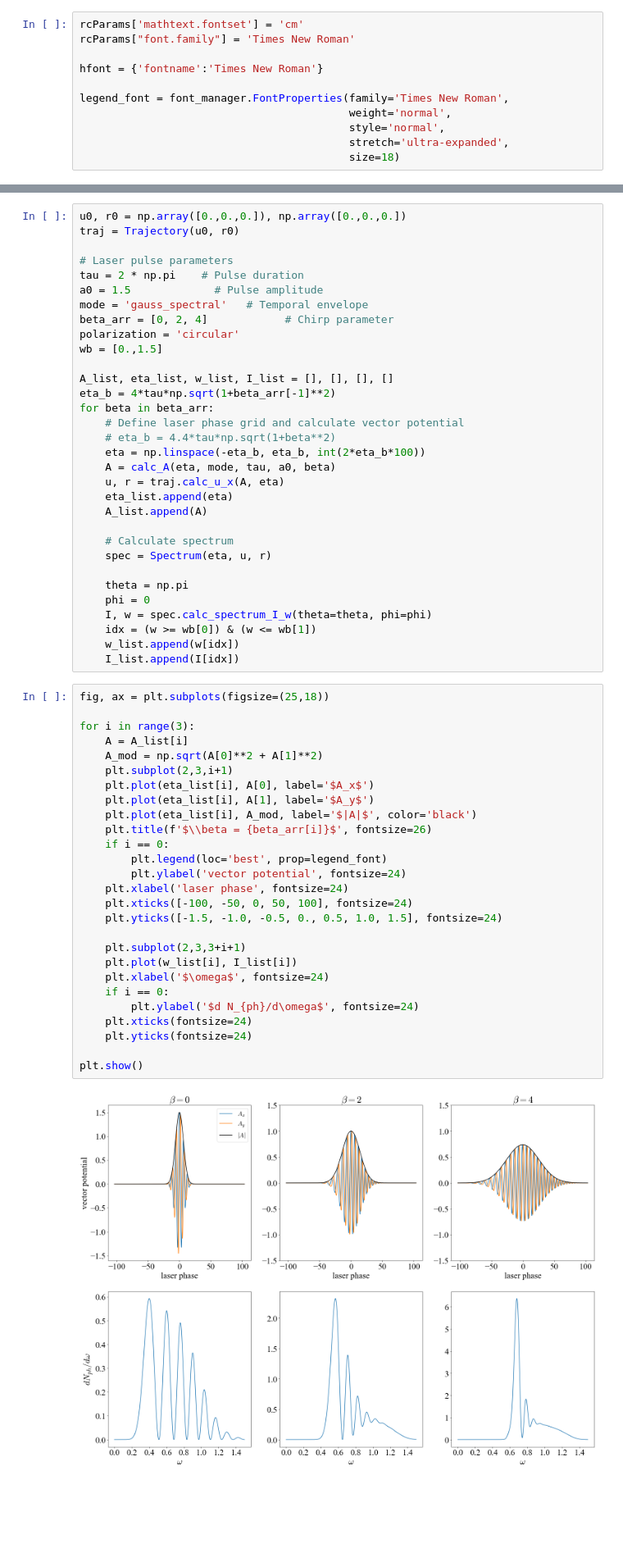
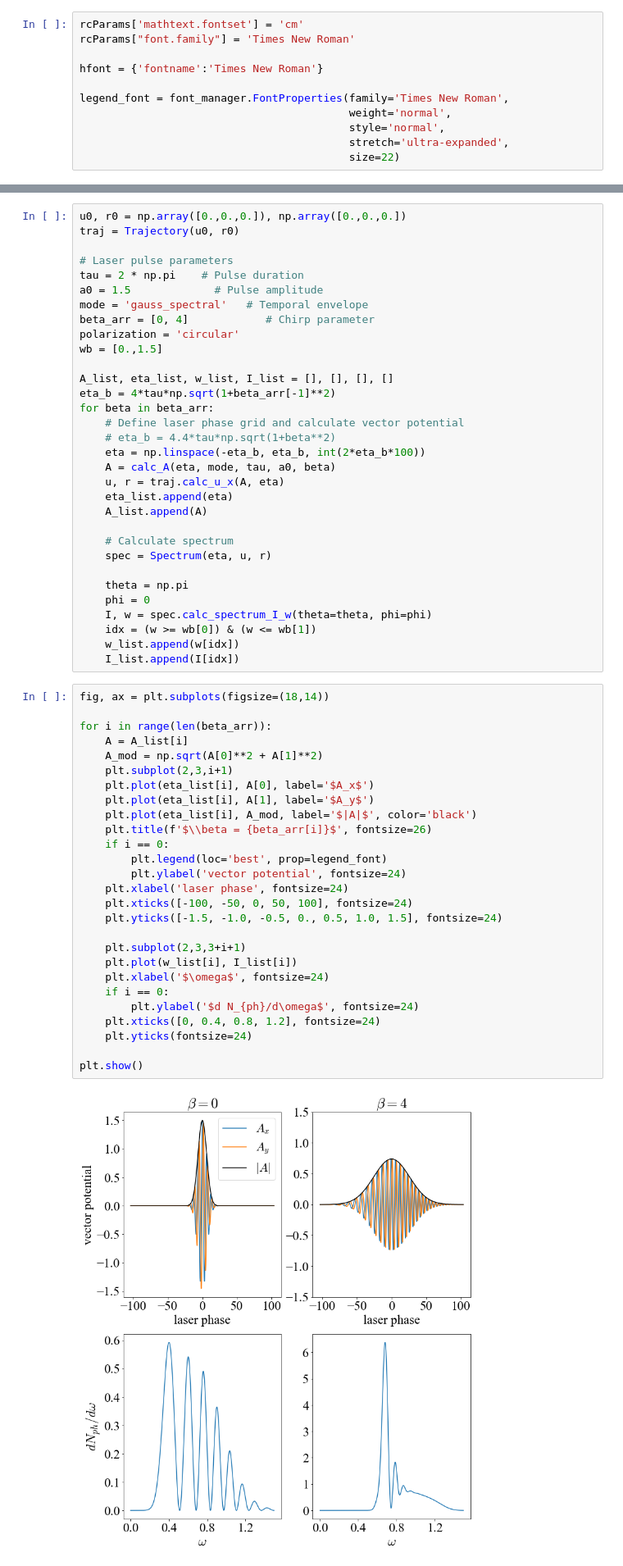
Before and after one commit to maxbalrog/optimal-chirp, a Jupyter notebook: plot_article_figures.ipynb, the cells around one changed output, grey strips where cells are left out. Shown at 82% size. Drawn from its saved outputs; the diff is of its cells as text; blank space fills up the shorter version.

```diff
--- a/plot_article_figures.ipynb
+++ b/plot_article_figures.ipynb
@@ -22,7 +25,7 @@ legend_font = font_manager.FontProperties(family='Times New Roman',
                                           weight='normal',
                                           style='normal',
                                           stretch='ultra-expanded',
-                                          size=18)
+                                          size=22)
 # %% [markdown]
 ## Load all data
 # %%
@@ -68,7 +85,7 @@ traj = Trajectory(u0, r0)
 tau = 2 * np.pi    # Pulse duration
 a0 = 1.5             # Pulse amplitude
 mode = 'gauss_spectral'   # Temporal envelope
-beta_arr = [0, 2, 4]            # Chirp parameter
+beta_arr = [0, 4]            # Chirp parameter
 polarization = 'circular'
 wb = [0.,1.5]
 
@@ -93,33 +110,33 @@ for beta in beta_arr:
     w_list.append(w[idx])
     I_list.append(I[idx])
 # %%
-fig, ax = plt.subplots(figsize=(25,18))
+fig, ax = plt.subplots(figsize=(18,14))
 
-for i in range(3):
+for i in range(len(beta_arr)):
     A = A_list[i]
     A_mod = np.sqrt(A[0]**2 + A[1]**2)
     plt.subplot(2,3,i+1)
     plt.plot(eta_list[i], A[0], label='$A_x$')
     plt.plot(eta_list[i], A[1], label='$A_y$')
     plt.plot(eta_list[i], A_mod, label='$|A|$', color='black')
     plt.title(f'$\\beta = {beta_arr[i]}$', fontsize=26)
     if i == 0:
         plt.legend(loc='best', prop=legend_font)
         plt.ylabel('vector potential', fontsize=24)
     plt.xlabel('laser phase', fontsize=24)
     plt.xticks([-100, -50, 0, 50, 100], fontsize=24)
     plt.yticks([-1.5, -1.0, -0.5, 0., 0.5, 1.0, 1.5], fontsize=24)
 
     plt.subplot(2,3,3+i+1)
     plt.plot(w_list[i], I_list[i])
     plt.xlabel('$\omega$', fontsize=24)
     if i == 0:
         plt.ylabel('$d N_{ph}/d\omega$', fontsize=24)
-    plt.xticks(fontsize=24)
+    plt.xticks([0, 0.4, 0.8, 1.2], fontsize=24)
     plt.yticks(fontsize=24)
 
 plt.show()
 # %% [output]
-[figure, old version]
+[figure, new version]
 # %% [markdown]
 ### Figure 2. $\beta(a_0)$ + 2d colormap as background
```
Also changed, not shown: parts of 33 cells of this notebook, 12 other files.
